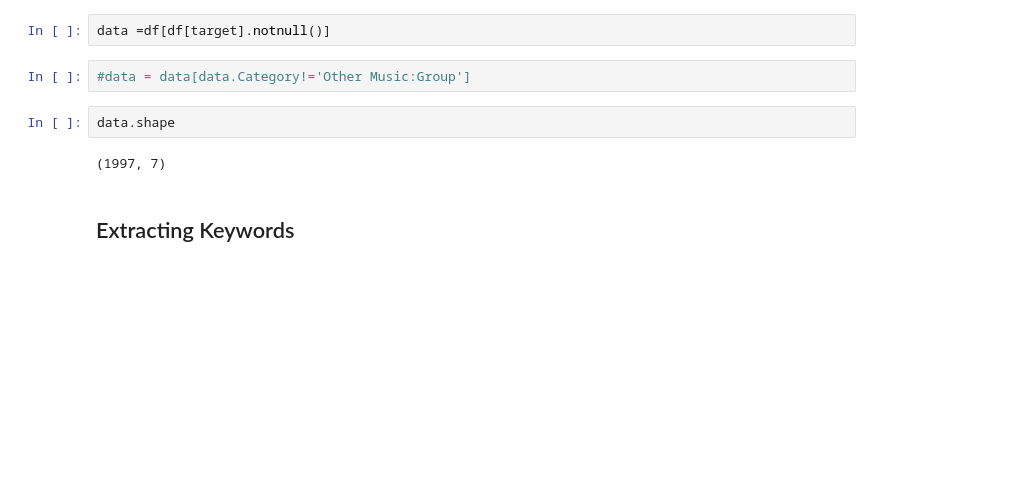
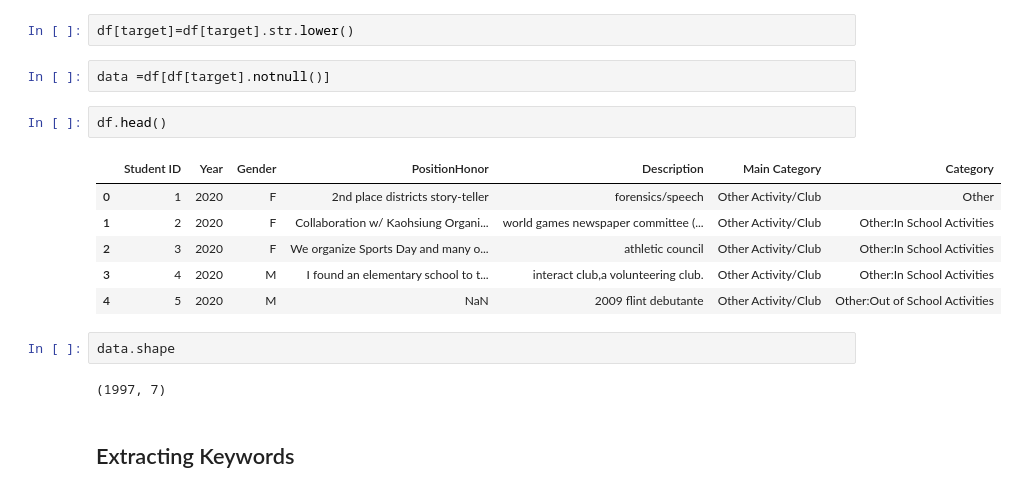
Before and after one commit to tianchu-shu/NLP, a Jupyter notebook: task2.ipynb, the cells around one changed output. Cells and saved outputs as stored; diff of their text form; blank space fills up the shorter version.

```diff
--- a/task2.ipynb
+++ b/task2.ipynb
@@ -80,10 +78,19 @@ df[df['Description'].isnull()]
 | 1536 | 1537 | 2014 | F | NaN | NaN | Other Activity/Club | Other:In School Activities |
 # %%
 target = "Description"
+# %%
+df[target]=df[target].str.lower()
 # %%
 data =df[df[target].notnull()]
-# %%
-#data = data[data.Category!='Other Music:Group']
+# %%
+df.head()
+# %% [output]
+|  | Student ID | Year | Gender | PositionHonor | Description | Main Category | Category |
+| 0 | 1 | 2020 | F | 2nd place districts story-teller | forensics/speech | Other Activity/Club | Other |
+| 1 | 2 | 2020 | F | Collaboration w/ Kaohsiung Organi... | world games newspaper committee (... | Other Activity/Club | Other:In School Activities |
+| 2 | 3 | 2020 | F | We organize Sports Day and many o... | athletic council | Other Activity/Club | Other:In School Activities |
+| 3 | 4 | 2020 | M | I found an elementary school to t... | interact club,a volunteering club. | Other Activity/Club | Other:In School Activities |
+| 4 | 5 | 2020 | M | NaN | 2009 flint debutante | Other Activity/Club | Other:Out of School Activities |
 # %%
 data.shape
 # %% [output]
```
Also changed, not shown: parts of 32 cells of this notebook.
